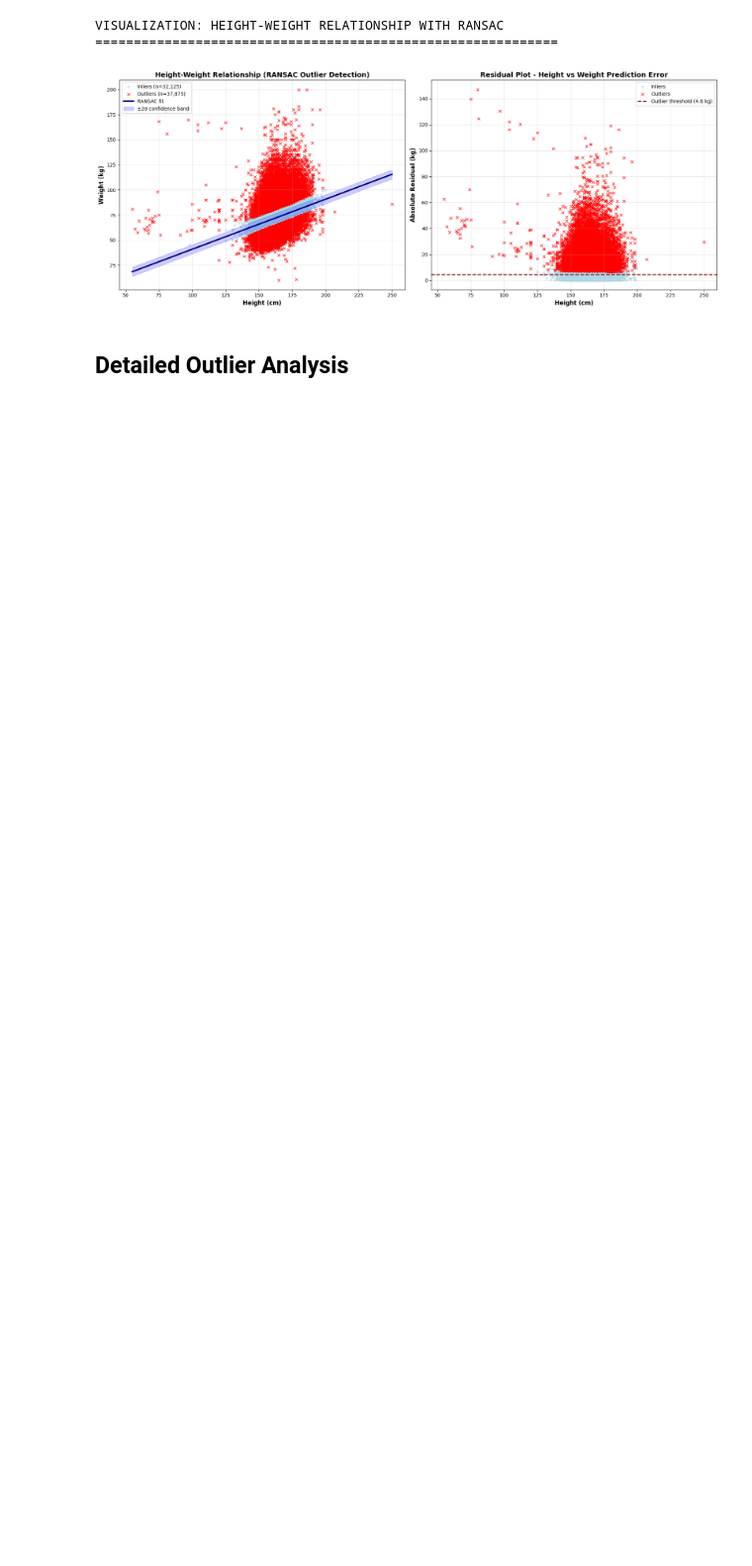
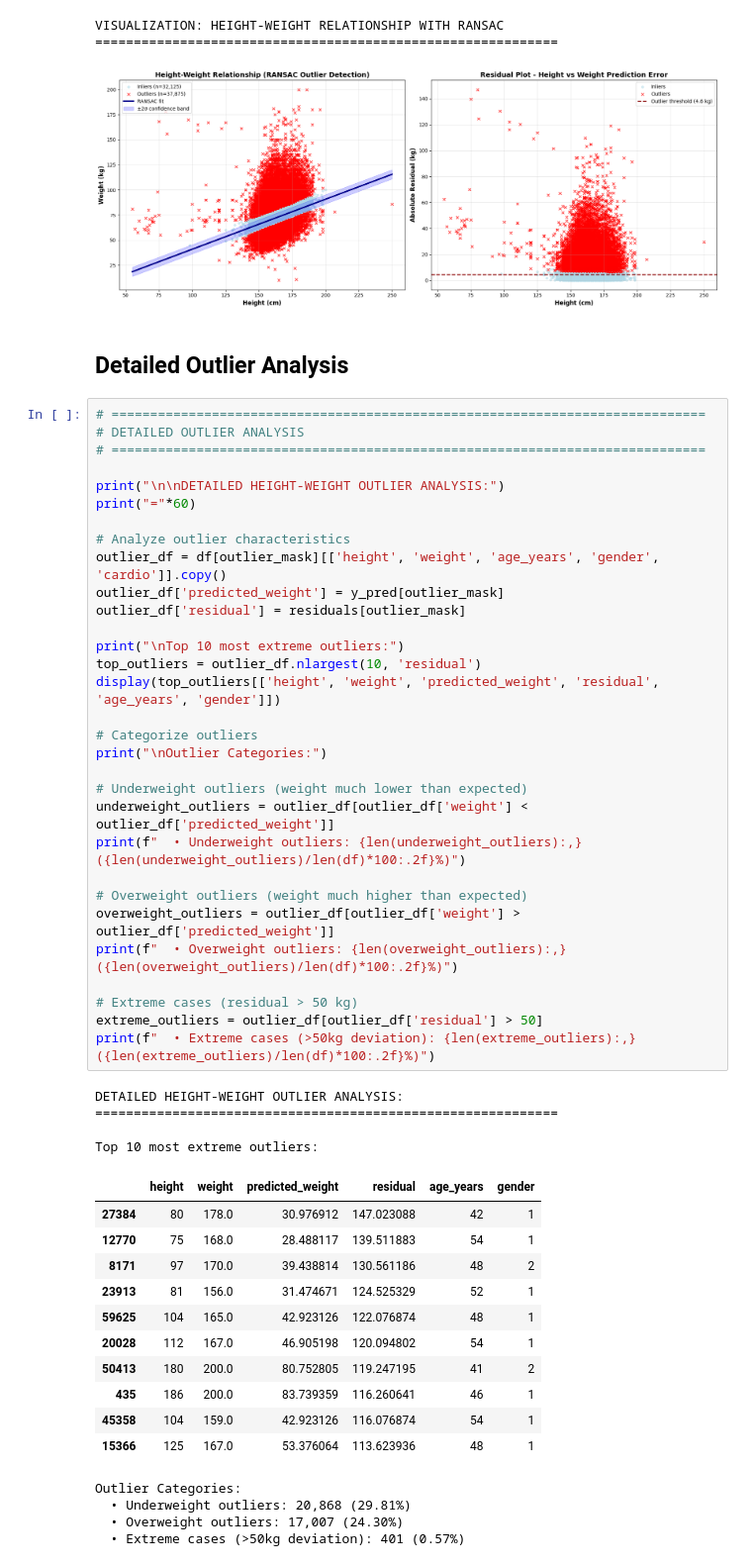
Before and after one commit to eyyuboeztuerk-arch/DPP-Stackfuel-Data-Science-Projekt, a Jupyter notebook: notebooks/01_exploration.ipynb, the cells around one changed output. Shown at 99% size. Drawn from its saved outputs; the diff is of its cells as text; blank space fills up the shorter version.

```diff
--- a/notebooks/01_exploration.ipynb
+++ b/notebooks/01_exploration.ipynb
@@ -1102,3 +1102,54 @@ VISUALIZATION: HEIGHT-WEIGHT RELATIONSHIP WITH RANSAC
 [figure]
 # %% [markdown]
 ## Detailed Outlier Analysis
+# %%
+# =============================================================================
+# DETAILED OUTLIER ANALYSIS
+# =============================================================================
+
+print("\n\nDETAILED HEIGHT-WEIGHT OUTLIER ANALYSIS:")
+print("="*60)
+
+# Analyze outlier characteristics
+outlier_df = df[outlier_mask][['height', 'weight', 'age_years', 'gender', 'cardio']].copy()
+outlier_df['predicted_weight'] = y_pred[outlier_mask]
+outlier_df['residual'] = residuals[outlier_mask]
+
+print("\nTop 10 most extreme outliers:")
+top_outliers = outlier_df.nlargest(10, 'residual')
+display(top_outliers[['height', 'weight', 'predicted_weight', 'residual', 'age_years', 'gender']])
+
+# Categorize outliers
+print("\nOutlier Categories:")
+
+# Underweight outliers (weight much lower than expected)
+underweight_outliers = outlier_df[outlier_df['weight'] < outlier_df['predicted_weight']]
+print(f"  • Underweight outliers: {len(underweight_outliers):,} ({len(underweight_outliers)/len(df)*100:.2f}%)")
+
+# Overweight outliers (weight much higher than expected)
+overweight_outliers = outlier_df[outlier_df['weight'] > outlier_df['predicted_weight']]
+print(f"  • Overweight outliers: {len(overweight_outliers):,} ({len(overweight_outliers)/len(df)*100:.2f}%)")
+
+# Extreme cases (residual > 50 kg)
+extreme_outliers = outlier_df[outlier_df['residual'] > 50]
+print(f"  • Extreme cases (>50kg deviation): {len(extreme_outliers):,} ({len(extreme_outliers)/len(df)*100:.2f}%)")
+# %% [output]
+DETAILED HEIGHT-WEIGHT OUTLIER ANALYSIS:
+============================================================
+
+Top 10 most extreme outliers:
+|  | height | weight | predicted_weight | residual | age_years | gender |
+| 27384 | 80 | 178.0 | 30.976912 | 147.023088 | 42 | 1 |
+| 12770 | 75 | 168.0 | 28.488117 | 139.511883 | 54 | 1 |
+| 8171 | 97 | 170.0 | 39.438814 | 130.561186 | 48 | 2 |
+| 23913 | 81 | 156.0 | 31.474671 | 124.525329 | 52 | 1 |
+| 59625 | 104 | 165.0 | 42.923126 | 122.076874 | 48 | 1 |
+| 20028 | 112 | 167.0 | 46.905198 | 120.094802 | 54 | 1 |
+| 50413 | 180 | 200.0 | 80.752805 | 119.247195 | 41 | 2 |
+| 435 | 186 | 200.0 | 83.739359 | 116.260641 | 46 | 1 |
+| 45358 | 104 | 159.0 | 42.923126 | 116.076874 | 54 | 1 |
+| 15366 | 125 | 167.0 | 53.376064 | 113.623936 | 48 | 1 |
+Outlier Categories:
+  • Underweight outliers: 20,868 (29.81%)
+  • Overweight outliers: 17,007 (24.30%)
+  • Extreme cases (>50kg deviation): 401 (0.57%)
```
Also changed, not shown: parts of 3 cells of this notebook.
